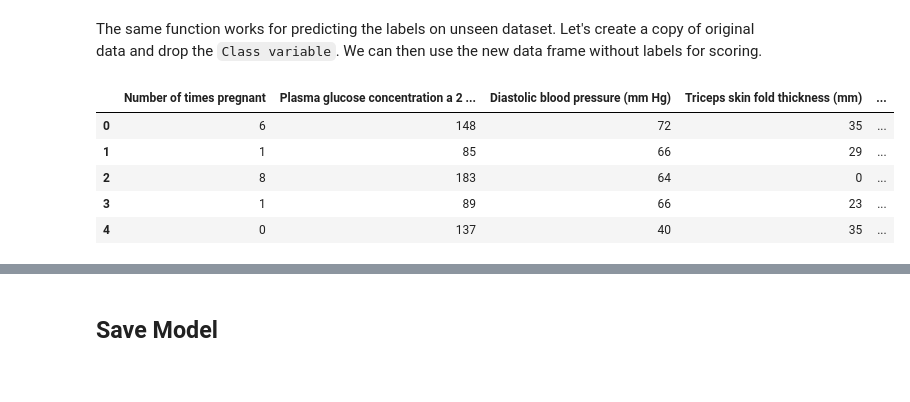
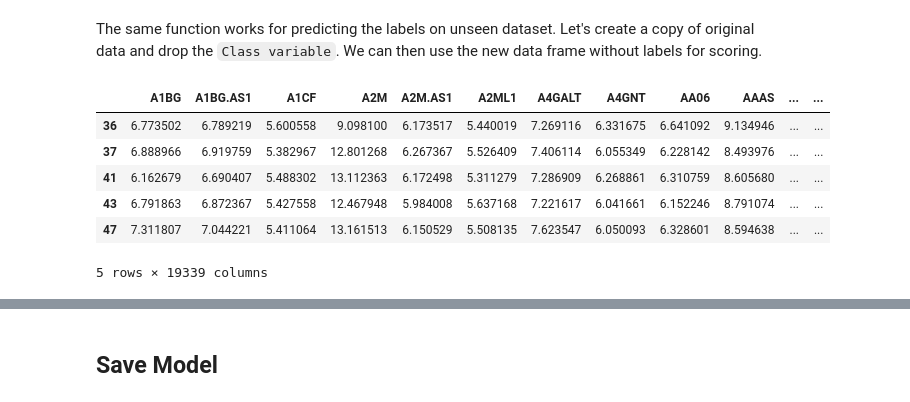
Before and after one commit to ElArquitectorgo/precisionFDA-AutoML, a Jupyter notebook: tutorial.ipynb, the cells around one changed output, grey strips where cells are left out. Saved outputs shown, nothing was run; the diff lists cells and outputs as text; code cells hidden in the pictures.

```diff
--- a/tutorial.ipynb
+++ b/tutorial.ipynb
@@ -133,9 +17,9 @@ A typical workflow in PyCaret consist of following 5 steps in this order:
 # %%
 import pandas as pd
 
-ge_matrix = pd.read_table('sc1_Phase1_GE_FeatureMatrix.tsv')
-phenotype = pd.read_table('sc1_Phase1_GE_Phenotype.tsv')
-outcome = pd.read_table('sc1_Phase1_GE_Outcome.tsv')
+ge_matrix = pd.read_table('data/sc1_Phase1_GE_FeatureMatrix.tsv')
+phenotype = pd.read_table('data/sc1_Phase1_GE_Phenotype.tsv')
+outcome = pd.read_table('data/sc1_Phase1_GE_Outcome.tsv')
 # %%
 data = pd.concat([ge_matrix, phenotype, outcome], axis=1)
 # %%
@@ -176,10 +59,10 @@ data
 # %%
 from sklearn.preprocessing import OrdinalEncoder
 
-columns_to_encode = ['SEX', 'RACE', 'WHO_GRADING', 'CANCER_TYPE']
+columns = ['SEX', 'RACE', 'WHO_GRADING', 'CANCER_TYPE']
 
 ordinal_encoder = OrdinalEncoder()
 
-data[columns_to_encode] = ordinal_encoder.fit_transform(data[columns_to_encode])
+data[columns] = ordinal_encoder.fit_transform(data[columns])
 data
 # %% [output]
@@ -326,16 +177,17 @@ The same function works for predicting the labels on unseen dataset. Let's creat
 # %%
 # copy data and drop Class variable
 
 new_data = data.copy()
-new_data.drop('Class variable', axis=1, inplace=True)
+new_data.drop('SURVIVAL_STATUS', axis=1, inplace=True)
 new_data.head()
 # %% [output]
-|  | Number of times pregnant | Plasma glucose concentration a 2 ... | Diastolic blood pressure (mm Hg) | Triceps skin fold thickness (mm) | ... |
-| 0 | 6 | 148 | 72 | 35 | ... |
-| 1 | 1 | 85 | 66 | 29 | ... |
-| 2 | 8 | 183 | 64 | 0 | ... |
-| 3 | 1 | 89 | 66 | 23 | ... |
-| 4 | 0 | 137 | 40 | 35 | ... |
+|  | A1BG | A1BG.AS1 | A1CF | A2M | A2M.AS1 | A2ML1 | A4GALT | A4GNT | AA06 | AAAS | ... | ... |
+| 36 | 6.773502 | 6.789219 | 5.600558 | 9.098100 | 6.173517 | 5.440019 | 7.269116 | 6.331675 | 6.641092 | 9.134946 | ... | ... |
+| 37 | 6.888966 | 6.919759 | 5.382967 | 12.801268 | 6.267367 | 5.526409 | 7.406114 | 6.055349 | 6.228142 | 8.493976 | ... | ... |
+| 41 | 6.162679 | 6.690407 | 5.488302 | 13.112363 | 6.172498 | 5.311279 | 7.286909 | 6.268861 | 6.310759 | 8.605680 | ... | ... |
+| 43 | 6.791863 | 6.872367 | 5.427558 | 12.467948 | 5.984008 | 5.637168 | 7.221617 | 6.041661 | 6.152246 | 8.791074 | ... | ... |
+| 47 | 7.311807 | 7.044221 | 5.411064 | 13.161513 | 6.150529 | 5.508135 | 7.623547 | 6.050093 | 6.328601 | 8.594638 | ... | ... |
+5 rows × 19339 columns
 # %%
 # predict model on new_data
 predictions = predict_model(best, data = new_data)
```
Also changed, not shown: parts of 109 cells of this notebook, 1 other file.
